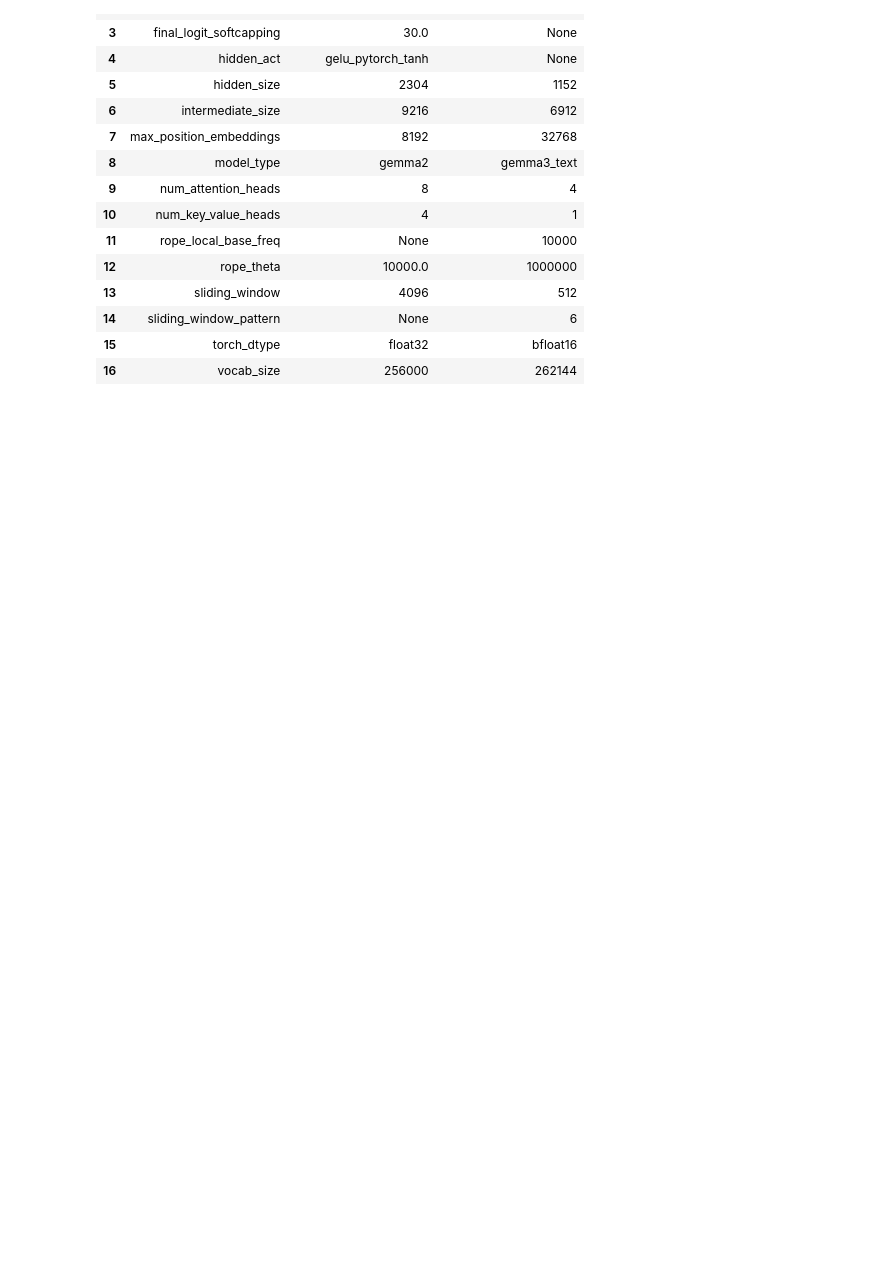
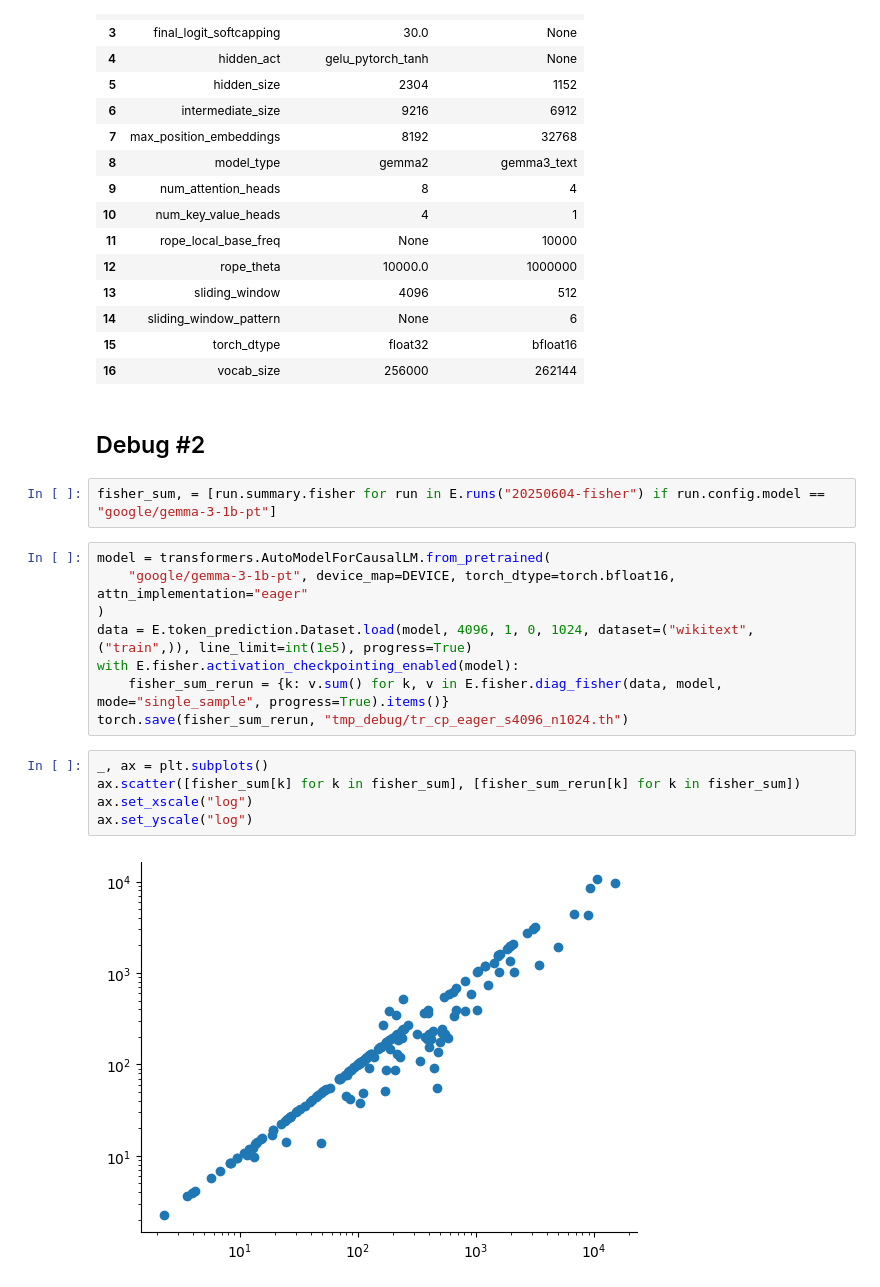
Before and after one commit to graphcore-research/optimal-weight-formats, a Jupyter notebook: 0503-GemmaFisherIssue.ipynb, the cells around one changed output. Cells and saved outputs as stored; diff of their text form; blank space fills up the shorter version.

```diff
--- a/0503-GemmaFisherIssue.ipynb
+++ b/0503-GemmaFisherIssue.ipynb
@@ -179,3 +179,22 @@ display(pd.DataFrame.from_records([
 | 14 | sliding_window_pattern | None | 6 |
 | 15 | torch_dtype | float32 | bfloat16 |
 | 16 | vocab_size | 256000 | 262144 |
+# %% [markdown]
+## Debug #2
+# %%
+fisher_sum, = [run.summary.fisher for run in E.runs("20250604-fisher") if run.config.model == "google/gemma-3-1b-pt"]
+# %%
+model = transformers.AutoModelForCausalLM.from_pretrained(
+    "google/gemma-3-1b-pt", device_map=DEVICE, torch_dtype=torch.bfloat16, attn_implementation="eager"
+)
+data = E.token_prediction.Dataset.load(model, 4096, 1, 0, 1024, dataset=("wikitext", ("train",)), line_limit=int(1e5), progress=True)
+with E.fisher.activation_checkpointing_enabled(model):
+    fisher_sum_rerun = {k: v.sum() for k, v in E.fisher.diag_fisher(data, model, mode="single_sample", progress=True).items()}
+torch.save(fisher_sum_rerun, "tmp_debug/tr_cp_eager_s4096_n1024.th")
+# %%
+_, ax = plt.subplots()
+ax.scatter([fisher_sum[k] for k in fisher_sum], [fisher_sum_rerun[k] for k in fisher_sum])
+ax.set_xscale("log")
+ax.set_yscale("log")
+# %% [output]
+[figure, added]
```
Also changed, not shown: parts of 3 cells of this notebook.
